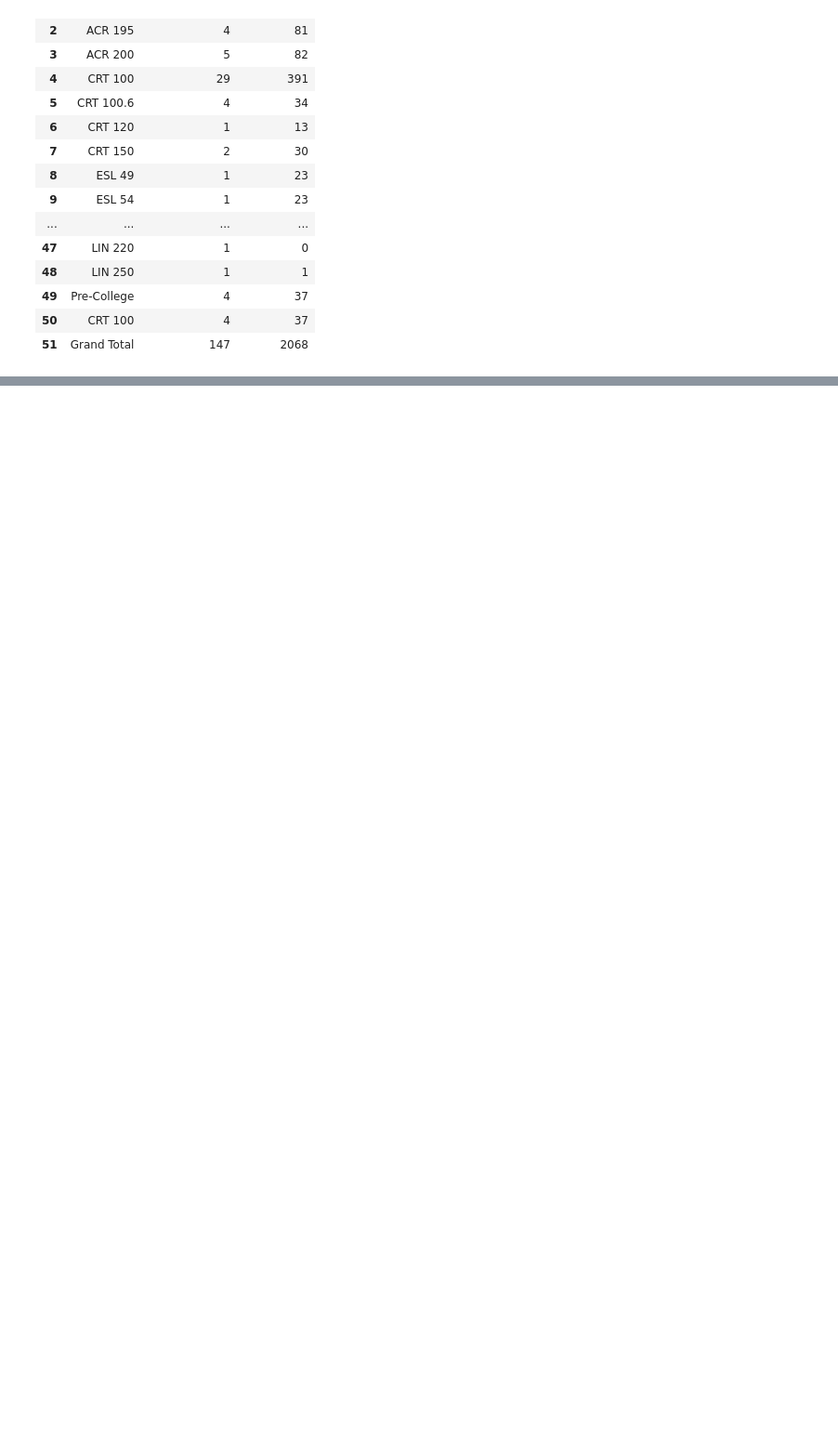
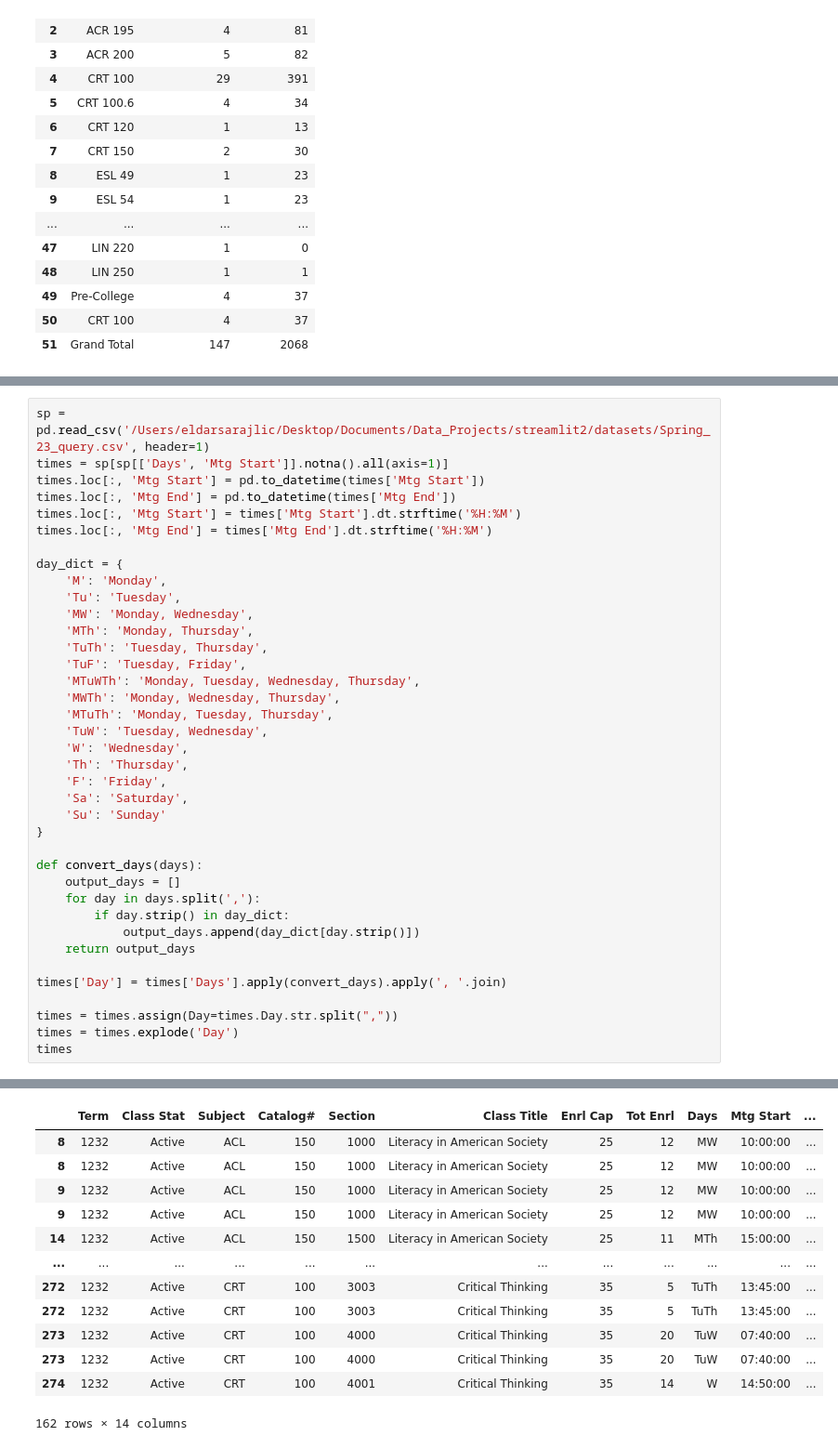
Before and after one commit to eldarsaraj/EnrollMetrics, a Jupyter notebook: worksheet.ipynb, the cells around one changed output, grey strips where cells are left out. Shown: that part at 93% size. Drawn from its saved outputs; the diff is of its cells as text; blank space fills up the shorter version.

```diff
--- a/worksheet.ipynb
+++ b/worksheet.ipynb
@@ -524,0 +632,39 @@ fall_22.drop(columns=['Unnamed: 0'])
+# %%
+sp = pd.read_csv('/Users/eldarsarajlic/Desktop/Documents/Data_Projects/streamlit2/datasets/Spring_23_query.csv', header=1)
+times = sp[sp[['Days', 'Mtg Start']].notna().all(axis=1)]
+times.loc[:, 'Mtg Start'] = pd.to_datetime(times['Mtg Start'])
+times.loc[:, 'Mtg End'] = pd.to_datetime(times['Mtg End'])
+times.loc[:, 'Mtg Start'] = times['Mtg Start'].dt.strftime('%H:%M')
+times.loc[:, 'Mtg End'] = times['Mtg End'].dt.strftime('%H:%M')
+
+day_dict = {
+    'M': 'Monday',
+    'Tu': 'Tuesday',
+    'MW': 'Monday, Wednesday',
+    'MTh': 'Monday, Thursday',
+    'TuTh': 'Tuesday, Thursday',
+    'TuF': 'Tuesday, Friday',
+    'MTuWTh': 'Monday, Tuesday, Wednesday, Thursday',
+    'MWTh': 'Monday, Wednesday, Thursday',
+    'MTuTh': 'Monday, Tuesday, Thursday',
+    'TuW': 'Tuesday, Wednesday',
+    'W': 'Wednesday',
+    'Th': 'Thursday',
+    'F': 'Friday',
+    'Sa': 'Saturday',
+    'Su': 'Sunday'
+}
+
+def convert_days(days):
+    output_days = []
+    for day in days.split(','):
+        if day.strip() in day_dict:
+            output_days.append(day_dict[day.strip()])
+    return output_days
+
+times['Day'] = times['Days'].apply(convert_days).apply(', '.join)
+
+times = times.assign(Day=times.Day.str.split(","))
+times = times.explode('Day')
+times
+# %% [output]
@@ -524,0 +688,13 @@ fall_22.drop(columns=['Unnamed: 0'])
+|  | Term | Class Stat | Subject | Catalog# | Section | Class Title | Enrl Cap | Tot Enrl | Days | Mtg Start | ... |
+| 8 | 1232 | Active | ACL | 150 | 1000 | Literacy in American Society | 25 | 12 | MW | 10:00:00 | ... |
+| 8 | 1232 | Active | ACL | 150 | 1000 | Literacy in American Society | 25 | 12 | MW | 10:00:00 | ... |
+| 9 | 1232 | Active | ACL | 150 | 1000 | Literacy in American Society | 25 | 12 | MW | 10:00:00 | ... |
+| 9 | 1232 | Active | ACL | 150 | 1000 | Literacy in American Society | 25 | 12 | MW | 10:00:00 | ... |
+| 14 | 1232 | Active | ACL | 150 | 1500 | Literacy in American Society | 25 | 11 | MTh | 15:00:00 | ... |
+| ... | ... | ... | ... | ... | ... | ... | ... | ... | ... | ... | ... |
+| 272 | 1232 | Active | CRT | 100 | 3003 | Critical Thinking | 35 | 5 | TuTh | 13:45:00 | ... |
+| 272 | 1232 | Active | CRT | 100 | 3003 | Critical Thinking | 35 | 5 | TuTh | 13:45:00 | ... |
+| 273 | 1232 | Active | CRT | 100 | 4000 | Critical Thinking | 35 | 20 | TuW | 07:40:00 | ... |
+| 273 | 1232 | Active | CRT | 100 | 4000 | Critical Thinking | 35 | 20 | TuW | 07:40:00 | ... |
+| 274 | 1232 | Active | CRT | 100 | 4001 | Critical Thinking | 35 | 14 | W | 14:50:00 | ... |
+162 rows × 14 columns
```
Also changed, not shown: parts of 26 cells of this notebook, 17 other files.
